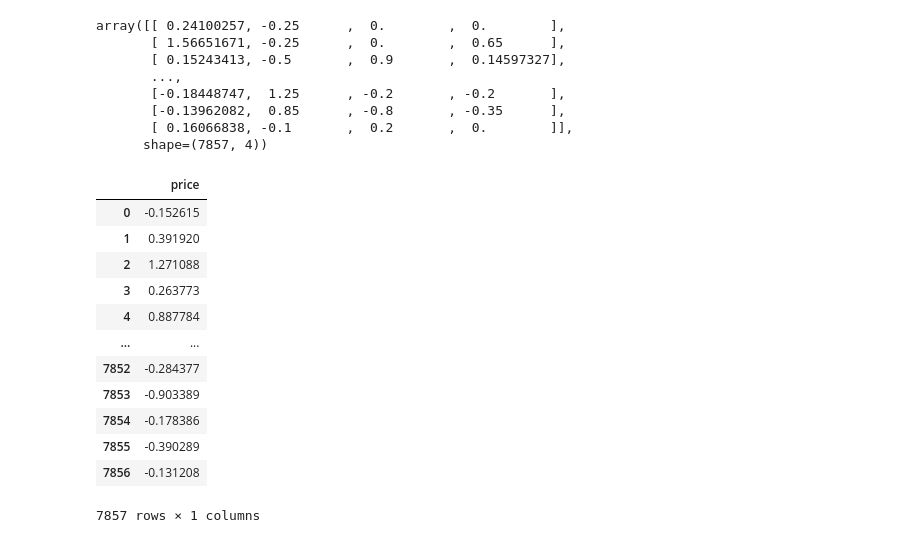
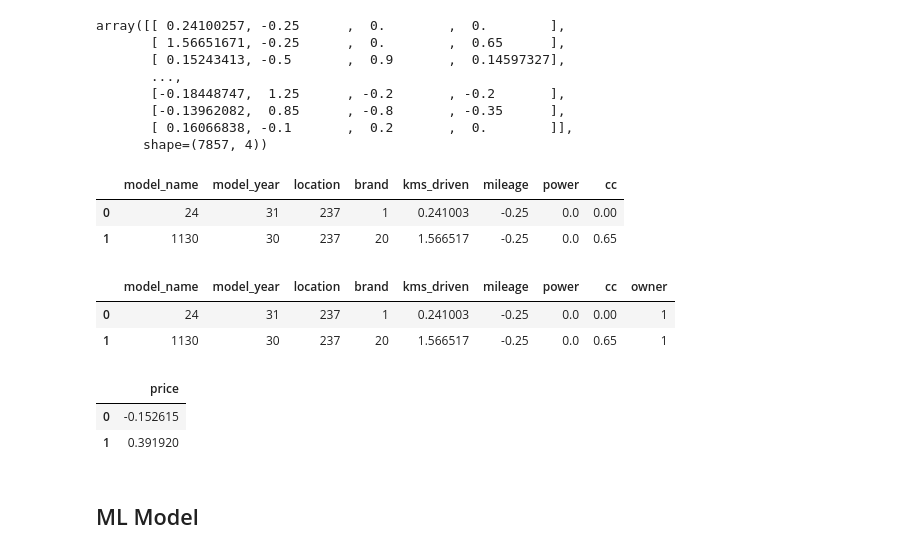
Before and after one commit to sushantkas/Pr-2-used-bikes, a Jupyter notebook: EDA.ipynb, the cells around one changed output. Drawn from its saved outputs; the diff is of its cells as text; code cells hidden in the pictures.

```diff
--- a/EDA.ipynb
+++ b/EDA.ipynb
@@ -1262,3 +1262,9 @@ array([[ 0.24100257, -0.25      ,  0.        ,  0.        ],
       shape=(7857, 4))
 # %%
 x_data[numerical_cols_x]=x_num.transform(bikes[numerical_cols_x])
+# %%
+x_data.head(2)
+# %% [output]
+|  | model_name | model_year | location | brand | kms_driven | mileage | power | cc |
+| 0 | 24 | 31 | 237 | 1 | 0.241003 | -0.25 | 0.0 | 0.00 |
+| 1 | 1130 | 30 | 237 | 20 | 1.566517 | -0.25 | 0.0 | 0.65 |
@@ -1265,20 +1274,18 @@ x_data[numerical_cols_x]=x_num.transform(bikes[numerical_cols_x])
+# %%
+x_data.head(2)
+# %% [output]
+|  | model_name | model_year | location | brand | kms_driven | mileage | power | cc | owner |
+| 0 | 24 | 31 | 237 | 1 | 0.241003 | -0.25 | 0.0 | 0.00 | 1 |
+| 1 | 1130 | 30 | 237 | 20 | 1.566517 | -0.25 | 0.0 | 0.65 | 1 |
 # %%
 # Y data
 y_data=pd.DataFrame()
 y_data[[y_col]]=y_num.transform(bikes[y_col].values.reshape(-1,1))
 # %%
-y_data
+y_data.head(2)
 # %% [output]
 |  | price |
 | 0 | -0.152615 |
 | 1 | 0.391920 |
-| 2 | 1.271088 |
-| 3 | 0.263773 |
-| 4 | 0.887784 |
-| ... | ... |
-| 7852 | -0.284377 |
-| 7853 | -0.903389 |
-| 7854 | -0.178386 |
-| 7855 | -0.390289 |
-| 7856 | -0.131208 |
-7857 rows × 1 columns
+# %% [markdown]
+## ML Model
```
Also changed, not shown: parts of 2 cells of this notebook, 1 other file.
